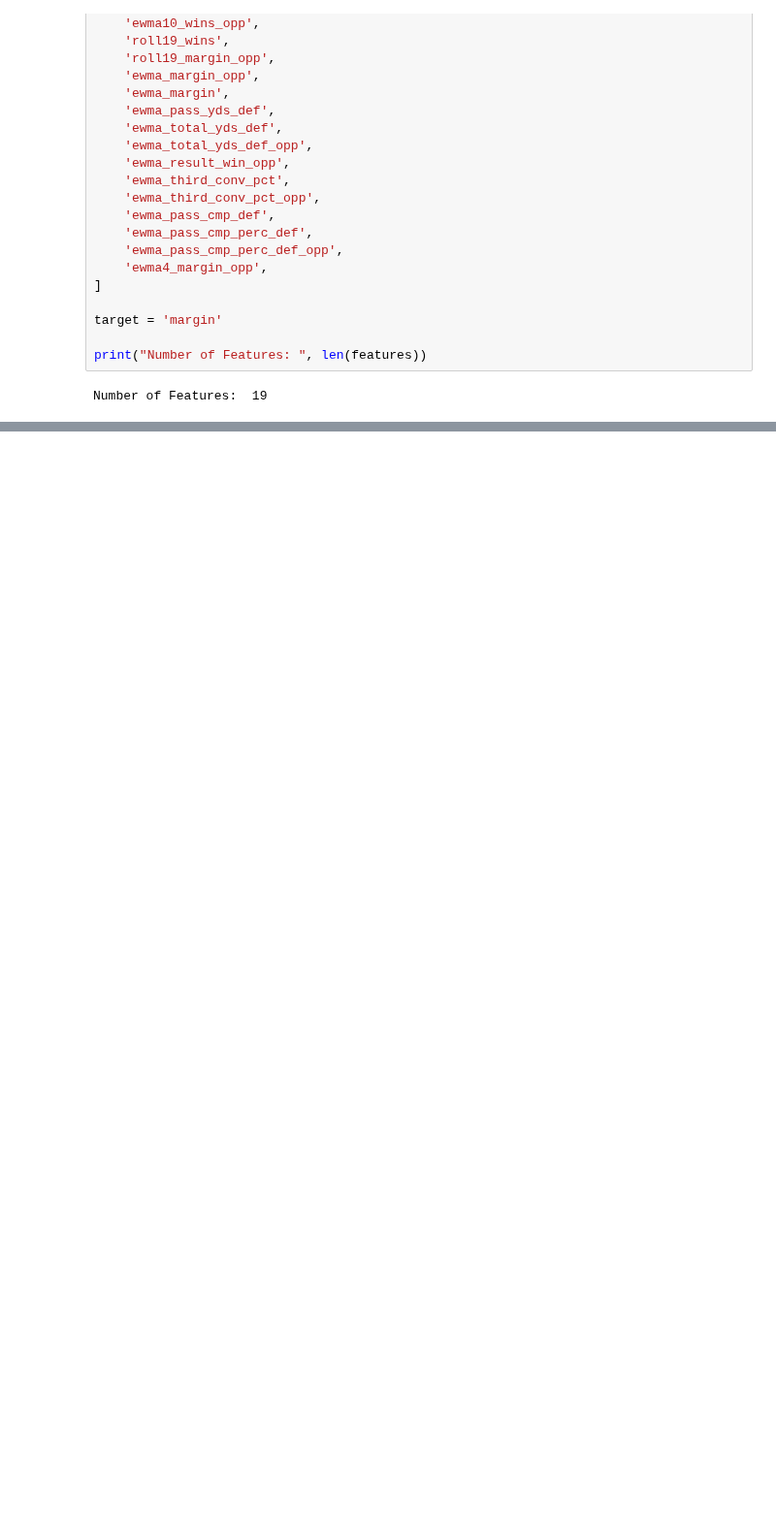
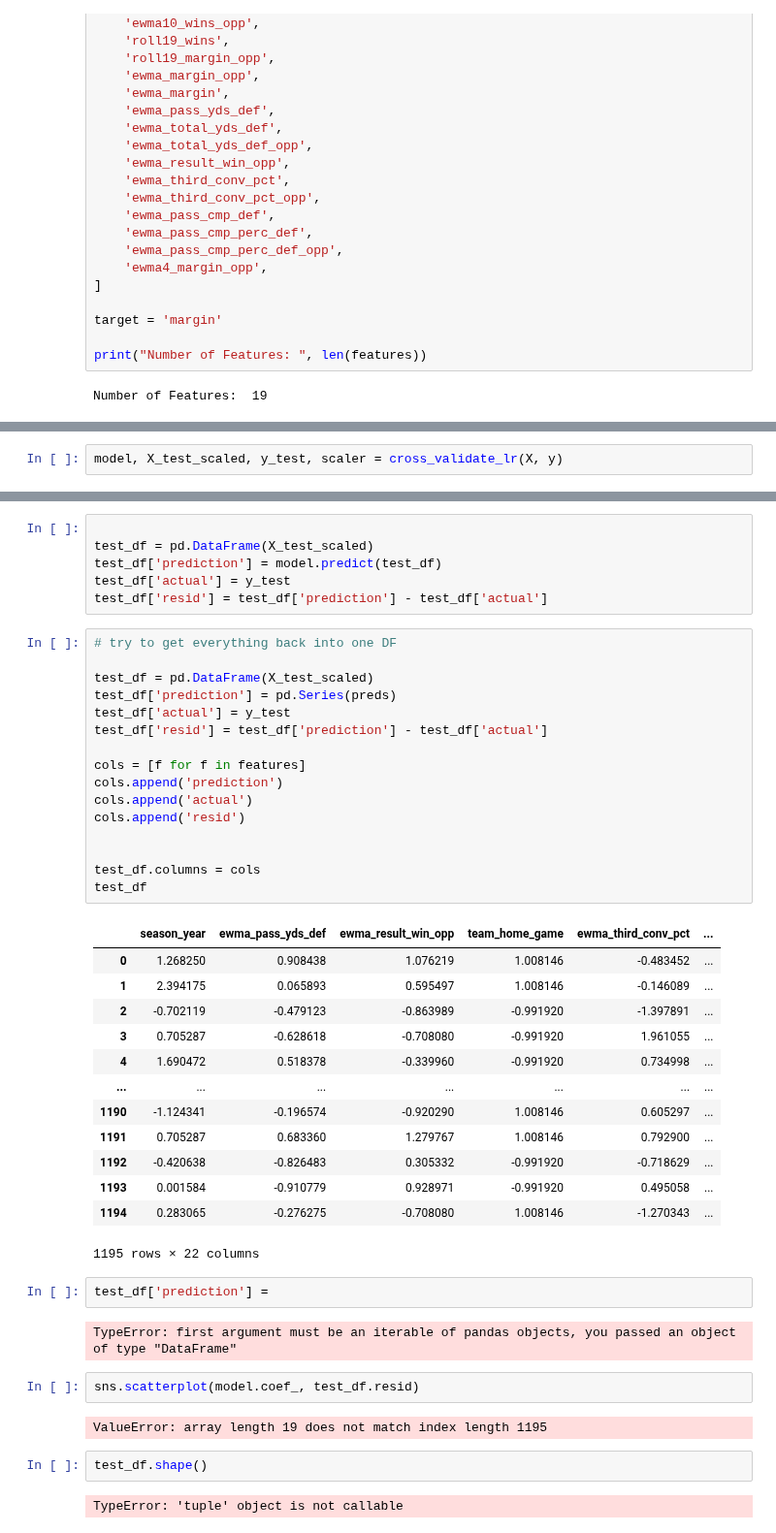
Before and after one commit to edubu2/metis-project2, a Jupyter notebook: code/final_modeling.ipynb, the cells around one changed output, grey strips where cells are left out. Shown at 97% size. Saved outputs shown, nothing was run; the diff lists cells and outputs as text; blank space fills up the shorter version.

```diff
--- a/code/final_modeling.ipynb
+++ b/code/final_modeling.ipynb
@@ -101,0 +161,2 @@ def split_validate(X, y):
+# %%
+model, X_test_scaled, y_test, scaler = cross_validate_lr(X, y)
@@ -101,0 +220,48 @@ def split_validate(X, y):
+# %%
+
+test_df = pd.DataFrame(X_test_scaled)
+test_df['prediction'] = model.predict(test_df)
+test_df['actual'] = y_test
+test_df['resid'] = test_df['prediction'] - test_df['actual']
+# %%
+# try to get everything back into one DF
+
+test_df = pd.DataFrame(X_test_scaled)
+test_df['prediction'] = pd.Series(preds)
+test_df['actual'] = y_test
+test_df['resid'] = test_df['prediction'] - test_df['actual']
+
+cols = [f for f in features]
+cols.append('prediction')
+cols.append('actual')
+cols.append('resid')
+
+
+test_df.columns = cols
+test_df
+# %% [output]
+|  | season_year | ewma_pass_yds_def | ewma_result_win_opp | team_home_game | ewma_third_conv_pct | ... |
+| 0 | 1.268250 | 0.908438 | 1.076219 | 1.008146 | -0.483452 | ... |
+| 1 | 2.394175 | 0.065893 | 0.595497 | 1.008146 | -0.146089 | ... |
+| 2 | -0.702119 | -0.479123 | -0.863989 | -0.991920 | -1.397891 | ... |
+| 3 | 0.705287 | -0.628618 | -0.708080 | -0.991920 | 1.961055 | ... |
+| 4 | 1.690472 | 0.518378 | -0.339960 | -0.991920 | 0.734998 | ... |
+| ... | ... | ... | ... | ... | ... | ... |
+| 1190 | -1.124341 | -0.196574 | -0.920290 | 1.008146 | 0.605297 | ... |
+| 1191 | 0.705287 | 0.683360 | 1.279767 | 1.008146 | 0.792900 | ... |
+| 1192 | -0.420638 | -0.826483 | 0.305332 | -0.991920 | -0.718629 | ... |
+| 1193 | 0.001584 | -0.910779 | 0.928971 | -0.991920 | 0.495058 | ... |
+| 1194 | 0.283065 | -0.276275 | -0.708080 | 1.008146 | -1.270343 | ... |
+1195 rows × 22 columns
+# %%
+test_df['prediction'] =
+# %% [output]
+TypeError: first argument must be an iterable of pandas objects, you passed an object of type "DataFrame"
+# %%
+sns.scatterplot(model.coef_, test_df.resid)
+# %% [output]
+ValueError: array length 19 does not match index length 1195
+# %%
+test_df.shape()
+# %% [output]
+TypeError: 'tuple' object is not callable
```
Also changed, not shown: parts of 15 cells of this notebook.
